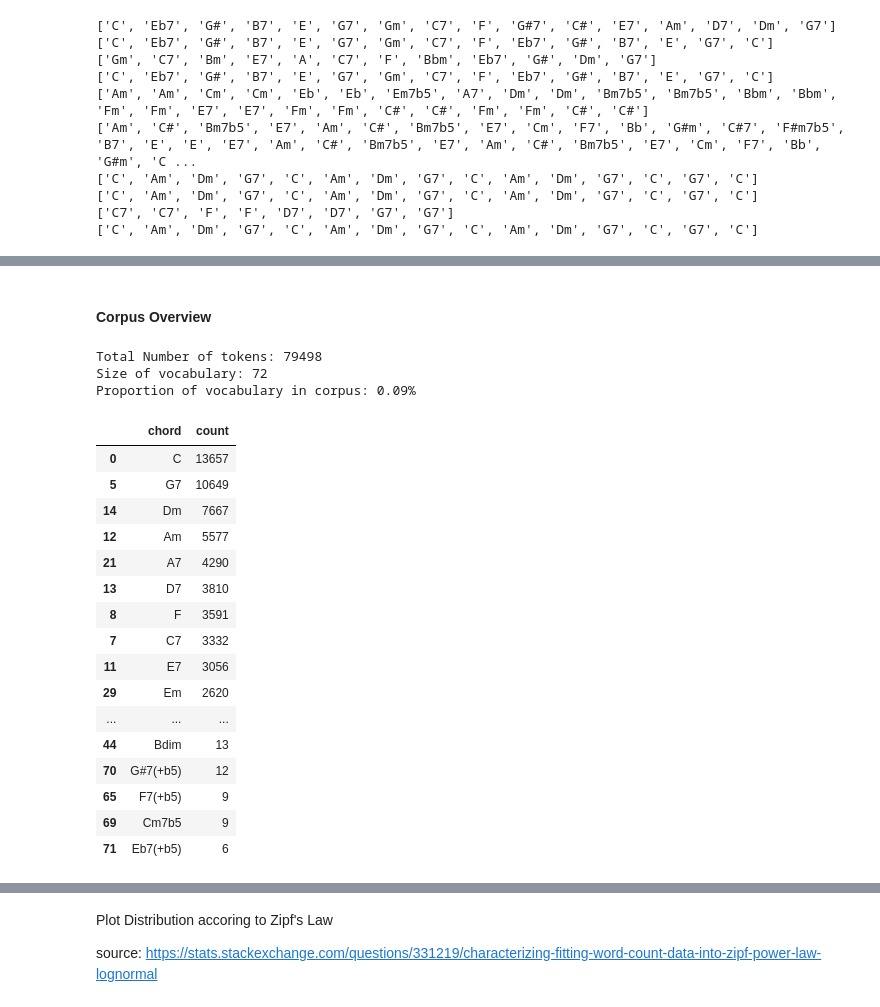
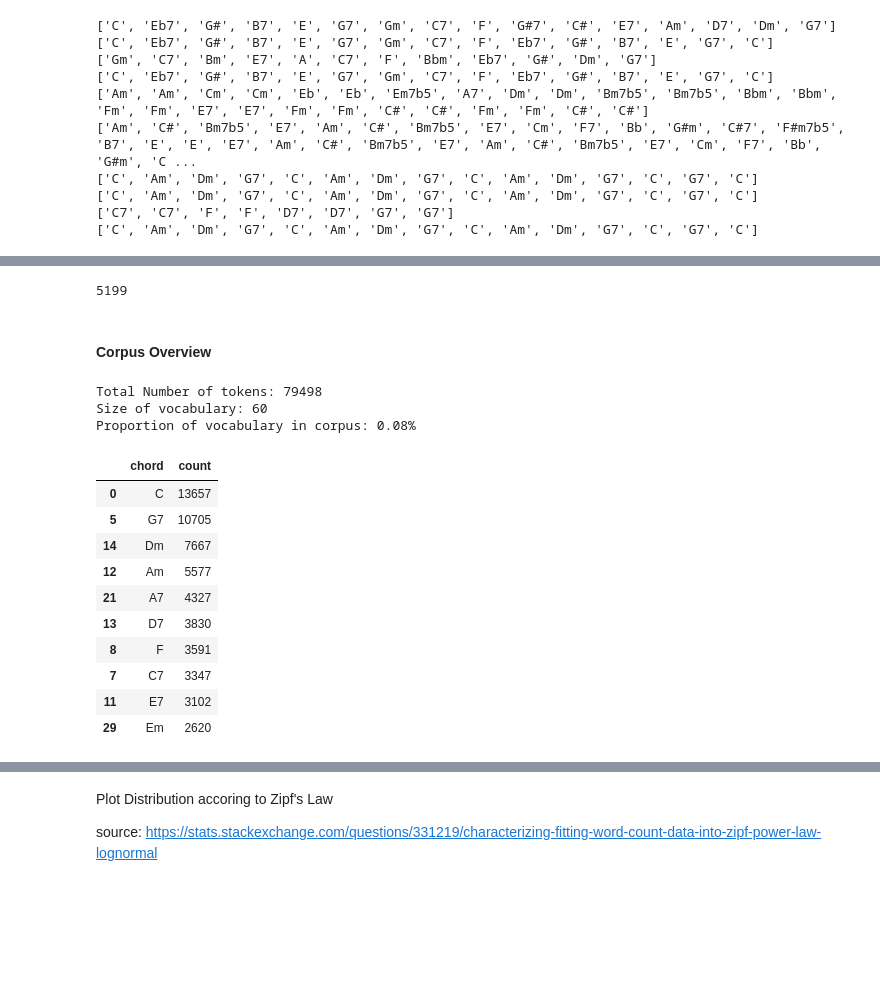
Before and after one commit to 11doris/jazz-tunes-similarity, a Jupyter notebook: colab_g_recommender_score.ipynb, the cells around one changed output, grey strips where cells are left out. Saved outputs shown, nothing was run; the diff lists cells and outputs as text; code cells hidden in the pictures; blank space fills up the shorter version.

Commit message:
Add phrases. Set doc2vec window to 2.

```diff
--- a/colab_g_recommender_score.ipynb
+++ b/colab_g_recommender_score.ipynb
@@ -86,6 +86,8 @@ generate_webapp_data = True
 chords_preprocessing = 'rootAndDegreesPlus'
 # %%
 ngrams_for_input = [1]
+# %%
+phrases_threshold = 1.0  # 1.0 for no phrases
 # %%
 remove_repetitions = False
 # %%
@@ -489,0 +499,11 @@ for line in processed_corpus[:10]:
+# %%
+def make_bigrams(texts, thres=0.2):
+  bigram = gensim.models.Phrases(texts, min_count=1, threshold=thres, connector_words=[], scoring='npmi')
+  bigram_mod = gensim.models.phrases.Phraser(bigram)
+  return [bigram_mod[doc] for doc in texts]
+
+
+processed_corpus = make_bigrams(data, thres=phrases_threshold)
+
+for i in processed_corpus[:10]:
+  print(i)
@@ -490,3 +528,7 @@ for line in processed_corpus[:10]:
+# %%
+len(processed_corpus)
+# %% [output]
+5199
 # %% [markdown]
 #### Corpus Overview
 # %%
@@ -500,29 +542,23 @@ print(f"Size of vocabulary: {vocab_size}")
 print(f"Proportion of vocabulary in corpus: {vocab_prop:.02f}%")
 # %% [output]
 Total Number of tokens: 79498
-Size of vocabulary: 72
-Proportion of vocabulary in corpus: 0.09%
+Size of vocabulary: 60
+Proportion of vocabulary in corpus: 0.08%
 # %%
 df_chords = raw_chords_to_df(processed_corpus)
-df_chords
+df_chords.head(10)
 # %% [output]
 |  | chord | count |
 | 0 | C | 13657 |
-| 5 | G7 | 10649 |
+| 5 | G7 | 10705 |
 | 14 | Dm | 7667 |
 | 12 | Am | 5577 |
-| 21 | A7 | 4290 |
-| 13 | D7 | 3810 |
+| 21 | A7 | 4327 |
+| 13 | D7 | 3830 |
 | 8 | F | 3591 |
-| 7 | C7 | 3332 |
-| 11 | E7 | 3056 |
+| 7 | C7 | 3347 |
+| 11 | E7 | 3102 |
 | 29 | Em | 2620 |
-| ... | ... | ... |
-| 44 | Bdim | 13 |
-| 70 | G#7(+b5) | 12 |
-| 65 | F7(+b5) | 9 |
-| 69 | Cm7b5 | 9 |
-| 71 | Eb7(+b5) | 6 |
 # %%
 df_chords = pd.DataFrame.from_dict(df_chords)
 df_chords.sort_values(by=['count'], ascending=False, inplace=True)
```
Also changed, not shown: parts of 47 cells of this notebook.
